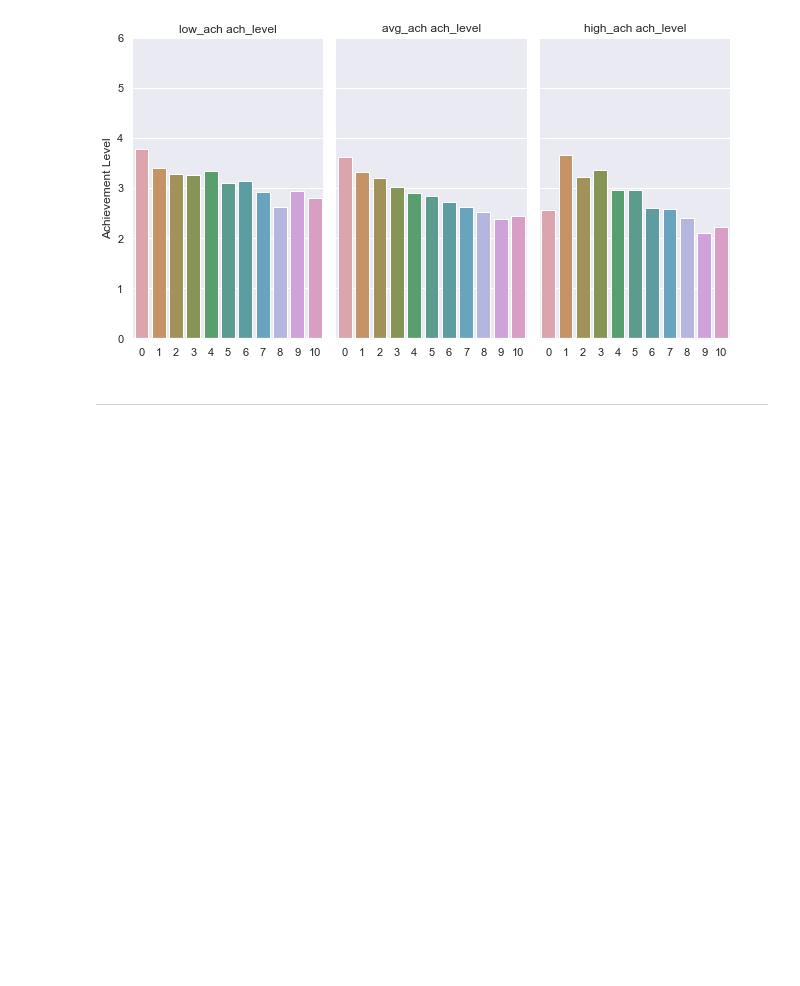
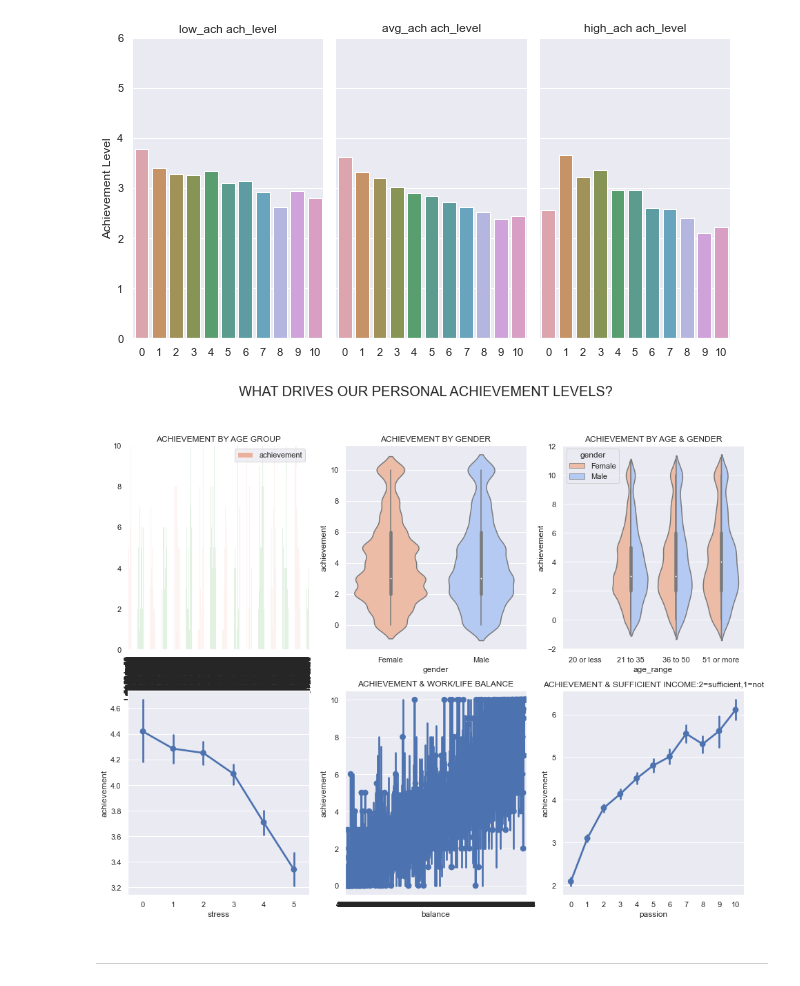
Before and after one commit to barbmarques/Lifestyle_Predictors_of_Personal_Achievement, a Jupyter notebook: Wellbeing-Project-Final.ipynb, the cells around one changed output. Drawn from its saved outputs; the diff is of its cells as text; code cells hidden in the pictures; blank space fills up the shorter version.

```diff
--- a/Wellbeing-Project-Final.ipynb
+++ b/Wellbeing-Project-Final.ipynb
@@ -549,28 +598,30 @@ data=train, saturation=.5,kind="bar", ci=None, aspect=.6)
 <seaborn.axisgrid.FacetGrid at 0x...>
 [figure]
 # %%
-# # ACHIEVEMENT LEVELS
-# f,ax = plt.subplots(2,3,figsize=(16,12))
-# ax[0,0].set_title('ACHIEVEMENT BY AGE GROUP')
-# ax[0,1].set_title('ACHIEVEMENT BY GENDER')
-# ax[0,2].set_title('ACHIEVEMENT BY AGE & GENDER')
-# ax[1,0].set_title('ACHIEVEMENT & STRESS')
-# ax[1,1].set_title('ACHIEVEMENT & WORK/LIFE BALANCE')
-# ax[1,2].set_title('ACHIEVEMENT & SUFFICIENT INCOME:2=sufficient,1=not')
+# ACHIEVEMENT LEVELS
+f,ax = plt.subplots(2,3,figsize=(16,12))
+ax[0,0].set_title('ACHIEVEMENT BY AGE GROUP')
+ax[0,1].set_title('ACHIEVEMENT BY GENDER')
+ax[0,2].set_title('ACHIEVEMENT BY AGE & GENDER')
+ax[1,0].set_title('ACHIEVEMENT & STRESS')
+ax[1,1].set_title('ACHIEVEMENT & WORK/LIFE BALANCE')
+ax[1,2].set_title('ACHIEVEMENT & SUFFICIENT INCOME:2=sufficient,1=not')
 
-# ax[0,0].set_ylim([0, 10])
-# df3.plot(x= 'age_range',y='achievement', kind='bar', color=('darksalmon', 'green'), alpha=0.7, ax = ax[0,0])
+ax[0,0].set_ylim([0, 10])
+train.plot(x= 'age_range',y='achievement', kind='bar', color=('darksalmon', 'green'), alpha=0.7, ax = ax[0,0])
 
 
-# sns.violinplot(x= 'gender',y='achievement', palette='coolwarm_r', data=df, ax = ax[0,1])
-# sns.violinplot(x = 'age_range', y = 'achievement', hue = 'gender', palette='coolwarm_r', data = df,
-#                order=['20 or less', '21 to 35', '36 to 50', '51 or more'], split = True, ax = ax[0,2])
-# sns.pointplot(x = 'stress', y = 'achievement',  data=df, ax = ax[1,0])
-# sns.pointplot(x = 'balance', y = 'achievement', data=df, ax = ax[1,1])
-# sns.pointplot(x = 'passion', y = 'achievement',  data=df, ax = ax[1,2])
+sns.violinplot(x= 'gender',y='achievement', palette='coolwarm_r', data=df, ax = ax[0,1])
+sns.violinplot(x = 'age_range', y = 'achievement', hue = 'gender', palette='coolwarm_r', data = df,
+               order=['20 or less', '21 to 35', '36 to 50', '51 or more'], split = True, ax = ax[0,2])
+sns.pointplot(x = 'stress', y = 'achievement',  data=df, ax = ax[1,0])
+sns.pointplot(x = 'balance', y = 'achievement', data=df, ax = ax[1,1])
+sns.pointplot(x = 'passion', y = 'achievement',  data=df, ax = ax[1,2])
 
-# f.suptitle('WHAT DRIVES OUR PERSONAL ACHIEVEMENT LEVELS?', fontsize=20)
-# plt.show()
+f.suptitle('WHAT DRIVES OUR PERSONAL ACHIEVEMENT LEVELS?', fontsize=20)
+plt.show()
+# %% [output]
+[figure, added]
 # %%
 #sns.heatmap(train,cmap="YlGnBu", annot = True)
 # %% [markdown]
```
Also changed, not shown: parts of 9 cells of this notebook.
